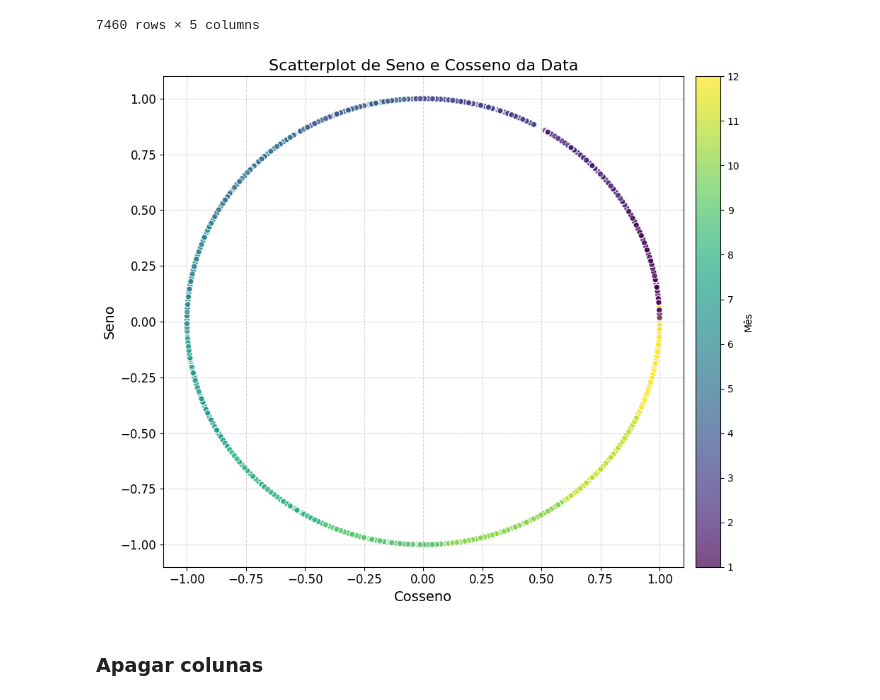
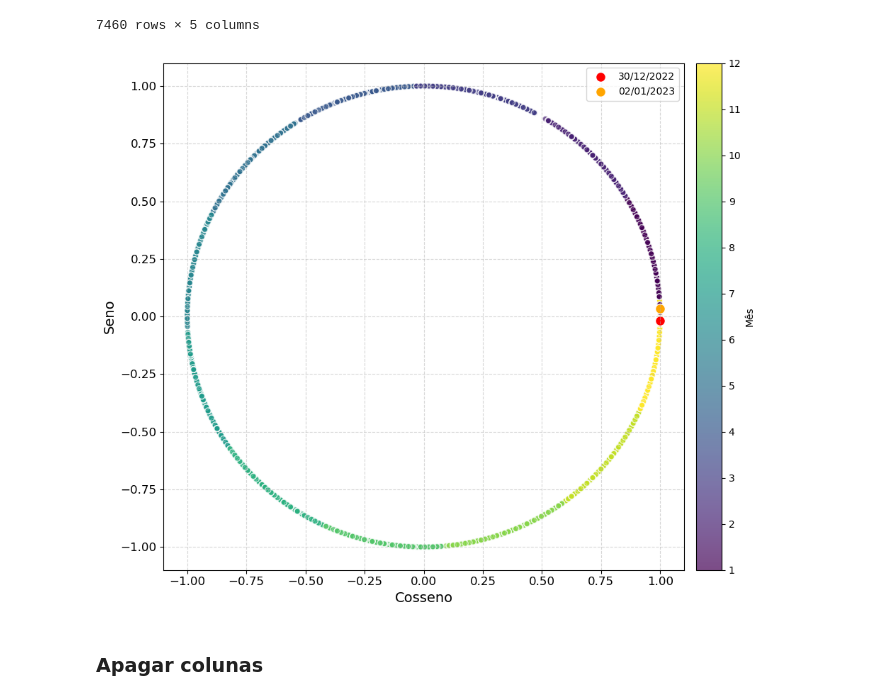
Before and after one commit to Vullkano/pfacd, a Jupyter notebook: rascunhos/freitas/5.NSupervisionada.ipynb, the cells around one changed output. Cells and saved outputs as stored; diff of their text form; code cells hidden in the pictures.

```diff
--- a/rascunhos/freitas/5.NSupervisionada.ipynb
+++ b/rascunhos/freitas/5.NSupervisionada.ipynb
@@ -245,21 +313,30 @@ QuebrasFinal[['Dia', 'Mês', 'RadianoData', 'SenoData', 'CossenoData']]
 | 7459 | 3 | 11 | 5.388047 | -0.780296 | 0.625411 |
 7460 rows × 5 columns
 # %%
+import numpy as np
+import matplotlib.pyplot as plt
+
+# Dados dos pontos
+ponto_1 = (np.cos(364 * (2 * np.pi) / 365), np.sin(364 * (2 * np.pi) / 365))
+ponto_2 = (np.cos(2 * (2 * np.pi) / 365), np.sin(2 * (2 * np.pi) / 365))
+
 # Plotar o scatterplot
 plt.figure(figsize=(10, 8))
-plt.scatter(QuebrasFinal['CossenoData'], QuebrasFinal['SenoData'], c=QuebrasFinal['Mês'], cmap='viridis', alpha=0.7, edgecolors='w')
-plt.title('Scatterplot de Seno e Cosseno da Data', fontsize=16)
+scatter = plt.scatter(QuebrasFinal['CossenoData'], QuebrasFinal['SenoData'], c=QuebrasFinal['Mês'], cmap='viridis', alpha=0.7, edgecolors='w')
+plt.scatter(*ponto_1, color='red', s=100, edgecolors='w', label='30/12/2022')
+plt.scatter(*ponto_2, color='orange', s=100, edgecolors='w', label='02/01/2023')
 plt.xlabel('Cosseno', fontsize=14)
 plt.ylabel('Seno', fontsize=14)
-plt.colorbar(label='Mês', ticks=range(1, 13), pad=0.02)
+plt.colorbar(scatter, label='Mês', ticks=range(1, 13), pad=0.02)
 plt.grid(True, linestyle='--', alpha=0.5)
 plt.xticks(fontsize=12)
 plt.yticks(fontsize=12)
+plt.legend(loc='upper right')
 plt.tight_layout()
-plt.save
+plt.savefig("TrigDataAno.svg")
 plt.show()
 # %% [output]
-[figure, old version]
+[figure, new version]
 # %% [markdown]
 ### Apagar colunas
 # %%
```
Also changed, not shown: parts of 2 cells of this notebook, 10 other files.
